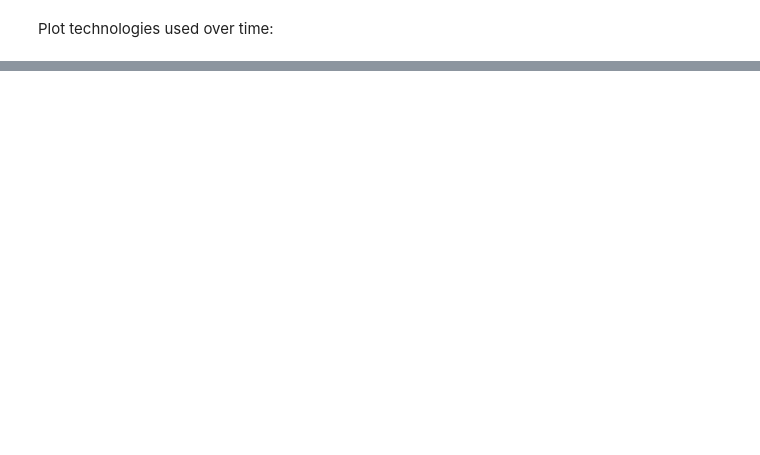
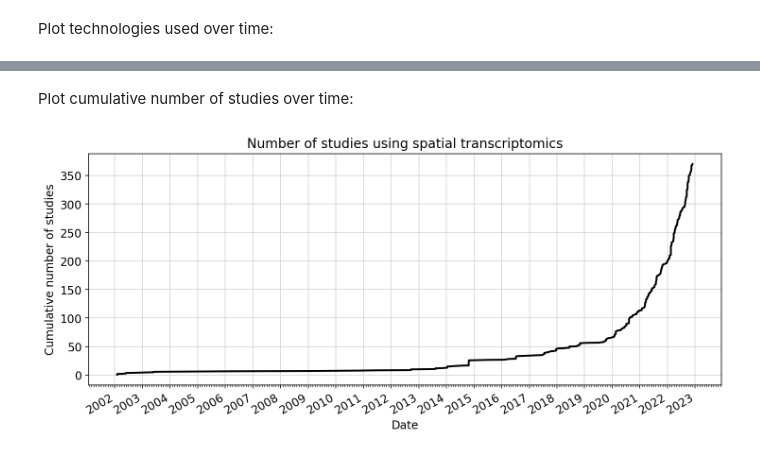
Before and after one commit to sbooeshaghi/transcriptomics-studies-over-time, a Jupyter notebook: single_cell_studies_over_time.ipynb, the cells around one changed output, grey strips where cells are left out. Cells and saved outputs as stored; diff of their text form; code cells hidden in the pictures; blank space fills up the shorter version.

```diff
--- a/single_cell_studies_over_time.ipynb
+++ b/single_cell_studies_over_time.ipynb
@@ -214,0 +233,11 @@ Plot technologies used over time:
+# %%
+# Google sheet ID
+sheet_id = "1sJDb9B7AtYmfKv4-m8XR7uc3XXw_k4kGSout8cqZ8bY"
+# Sheet tab ID
+gid = "588531469"
+url = f"https://docs.google.com/spreadsheets/d/{sheet_id}/gviz/tq?tqx=out:csv&gid={gid}"
+
+df_spatial = pd.read_csv(url)
+# Format date column
+df_spatial["date_published"] = pd.to_datetime(df_spatial["date_published"], format="%Y/%m/%d")
+df_spatial.head()
@@ -214,0 +252,35 @@ Plot technologies used over time:
+# %% [markdown]
+Plot cumulative number of studies over time:
+# %%
+fig, ax = plt.subplots(figsize=(12, 5))
+
+# Get counts per date
+df_spatial = df_spatial.sort_values("date_published")
+df_spatial["count"] = 1
+x = df_spatial.date_published
+y = df_spatial["count"].groupby(df_spatial.date_published.dt.time).cumsum()
+
+ax.plot(x, y, lw=2, color="k")
+ax.set_title("Number of studies using spatial transcriptomics", fontsize=fontsize+2)
+ax.set_xlabel("Date", fontsize=fontsize)
+ax.set_ylabel("Cumulative number of studies", fontsize=fontsize)
+ax.tick_params(axis='both', which='major', labelsize=fontsize)
+
+# Format the x ticks
+years = mdates.YearLocator()   # every year
+months = mdates.MonthLocator() # every month
+yearsFmt = mdates.DateFormatter('%Y')
+ax.xaxis.set_major_locator(years)
+ax.xaxis.set_major_formatter(yearsFmt)
+ax.xaxis.set_minor_locator(months)
+fig.autofmt_xdate()
+
+# Add grid and set below graph
+ax.grid(True, which="major", color="lightgray")
+ax.set_axisbelow(True)
+
+plt.savefig("./plots/spatial_studies_over_time.png", bbox_inches='tight', dpi=300)
+
+fig.show()
+# %% [output]
+[figure, added]
```
Also changed, not shown: parts of 16 cells of this notebook.
